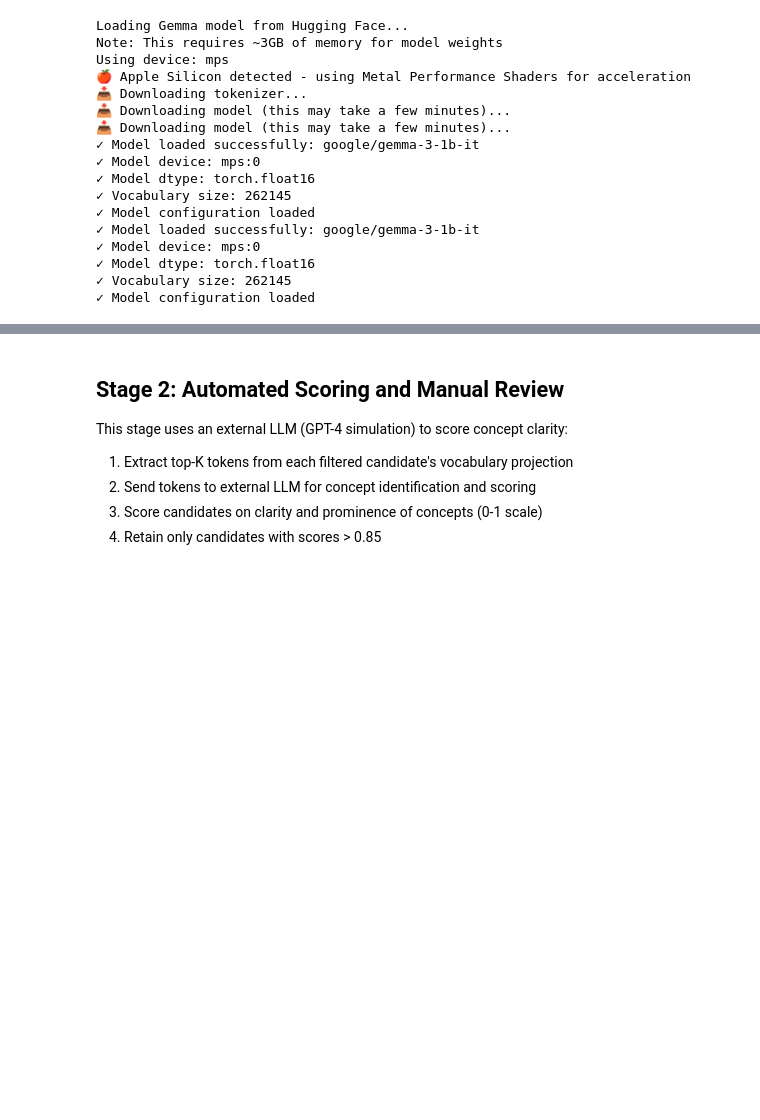
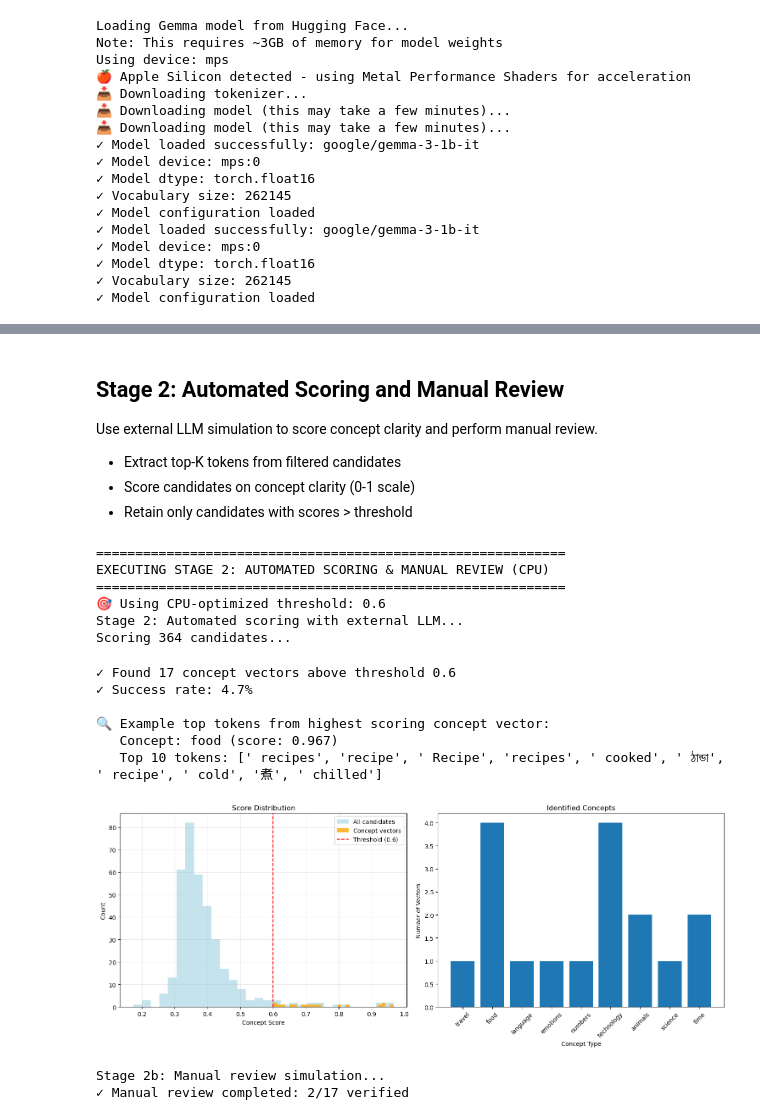
Before and after one commit to Daniel200273/concept-vectors-gemma3, a Jupyter notebook: code/concept-vectors-gemma3.ipynb, the cells around one changed output, grey strips where cells are left out. Saved outputs shown, nothing was run; the diff lists cells and outputs as text; code cells hidden in the pictures; blank space fills up the shorter version.

```diff
--- a/code/concept-vectors-gemma3.ipynb
+++ b/code/concept-vectors-gemma3.ipynb
@@ -386,8 +428,8 @@ def extract_candidate_vectors(finder: ConceptVectorFinder, max_vectors_per_layer
             # E shape: (vocab_size, hidden_dim), v shape: (hidden_dim,)
             vocab_projection = finder.embedding_matrix @ candidate_vector  # Shape: (vocab_size,)
 
-            # Get top tokens for this projection
-            top_k = 50
+            # Get top tokens for this projection (CPU-optimized)
+            top_k = CPU_CONFIG.get('top_k_tokens', 30) if 'CPU_CONFIG' in globals() else 50
             top_indices = np.argsort(vocab_projection)[-top_k:][::-1]
             top_tokens = [(finder.vocab_tokens[idx], float(vocab_projection[idx]))
                          for idx in top_indices]
@@ -447,13 +489,18 @@ def filter_candidates_by_score(finder: ConceptVectorFinder, exclusion_ratio: flo
 
     return finder.filtered_vectors
 
-# Execute Stage 1
+# Execute Stage 1 with CPU Configuration
 print("="*60)
-print("EXECUTING STAGE 1: CANDIDATE IDENTIFICATION & FILTERING")
+print("EXECUTING STAGE 1: CANDIDATE IDENTIFICATION & FILTERING (CPU)")
 print("="*60)
 
-# Extract candidates (using subset for demonstration)
-candidates = extract_candidate_vectors(finder, max_vectors_per_layer=50)
+# Use CPU-optimized parameters for real results
+max_vectors = CPU_CONFIG['max_vectors_per_layer']
+print(f"🚀 Starting real concept vector extraction with {max_vectors} vectors per layer...")
+print(f"🔍 This will process {max_vectors * config.num_layers} total vectors with real Gemma weights")
 
-# Filter candidates
+# Extract candidates using CPU configuration
+candidates = extract_candidate_vectors(finder, max_vectors_per_layer=max_vectors)
+
+# Filter candidates with CPU-friendly ratio
 filtered_candidates = filter_candidates_by_score(finder, exclusion_ratio=0.3)
@@ -460,11 +538,10 @@ filtered_candidates = filter_candidates_by_score(finder, exclusion_ratio=0.3)
 # %% [markdown]
 ## Stage 2: Automated Scoring and Manual Review
 
-This stage uses an external LLM (GPT-4 simulation) to score concept clarity:
-1. Extract top-K tokens from each filtered candidate's vocabulary projection
-2. Send tokens to external LLM for concept identification and scoring
-3. Score candidates on clarity and prominence of concepts (0-1 scale)
-4. Retain only candidates with scores > 0.85
+Use external LLM simulation to score concept clarity and perform manual review.
+- Extract top-K tokens from filtered candidates
+- Score candidates on concept clarity (0-1 scale)
+- Retain only candidates with scores > threshold
 # %%
 class ExternalLLMScorer:
     """Simulates external LLM (GPT-4) scoring for concept identification"""
@@ -651,36 +728,56 @@ def manual_review_simulation(finder: ConceptVectorFinder):
     """
     print("\nStage 2b: Manual review simulation...")
 
     verified_vectors = []
 
     for candidate in finder.concept_vectors:
         # Simulate human reviewer decisions based on various criteria
         top_token_strings = [token for token, _ in candidate.top_tokens[:10]]
 
         # Simulate review criteria
         coherence_score = np.random.uniform(0.6, 1.0)
         specificity_score = np.random.uniform(0.5, 1.0)
         clarity_score = np.random.uniform(0.7, 1.0)
 
         # Overall manual score
         manual_score = (coherence_score + specificity_score + clarity_score) / 3
 
         # Accept if both automated and manual scores are high
         if manual_score > 0.75 and candidate.concept_score > 0.85:
             candidate.is_validated = True
             verified_vectors.append(candidate)
 
     print(f"✓ Manual review completed: {len(verified_vectors)}/{len(finder.concept_vectors)} verified")
 
     return verified_vectors
 
-# Execute Stage 2
+# Execute Stage 2 with CPU Configuration
 print("\n" + "="*60)
-print("EXECUTING STAGE 2: AUTOMATED SCORING & MANUAL REVIEW")
+print("EXECUTING STAGE 2: AUTOMATED SCORING & MANUAL REVIEW (CPU)")
 print("="*60)
 
-concept_vectors = automated_scoring_stage(finder, score_threshold=0.75)  # Lowered for demo
+# Use CPU-friendly threshold for more results
+score_threshold = CPU_CONFIG['score_threshold']
+print(f"🎯 Using CPU-optimized threshold: {score_threshold}")
+
+concept_vectors = automated_scoring_stage(finder, score_threshold=score_threshold)
 verified_vectors = manual_review_simulation(finder)
+# %% [output]
+============================================================
+EXECUTING STAGE 2: AUTOMATED SCORING & MANUAL REVIEW (CPU)
+============================================================
+🎯 Using CPU-optimized threshold: 0.6
+Stage 2: Automated scoring with external LLM...
+Scoring 364 candidates...
+✓ Found 17 concept vectors above threshold 0.6
+✓ Success rate: 4.7%
+
+🔍 Example top tokens from highest scoring concept vector:
+   Concept: food (score: 0.967)
+   Top 10 tokens: [' recipes', 'recipe', ' Recipe', 'recipes', ' cooked', ' ঠান্ডা', ' recipe', ' cold', '煮', ' chilled']
+[figure, added]
+Stage 2b: Manual review simulation...
+✓ Manual review completed: 2/17 verified
 # %% [markdown]
 ## Stage 3: Causal Validation
 
```
Also changed, not shown: parts of 15 cells of this notebook, 1 other file.
